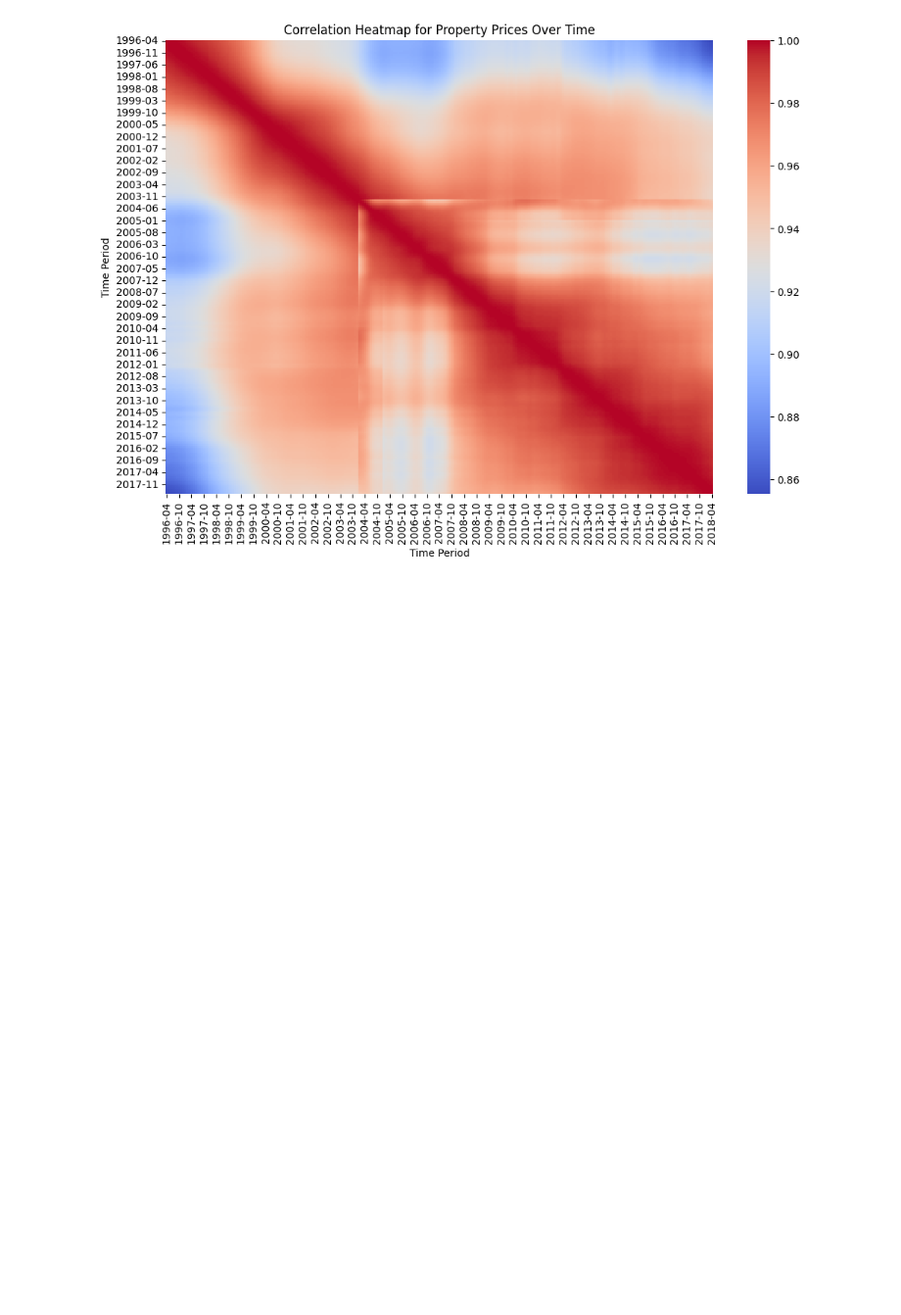
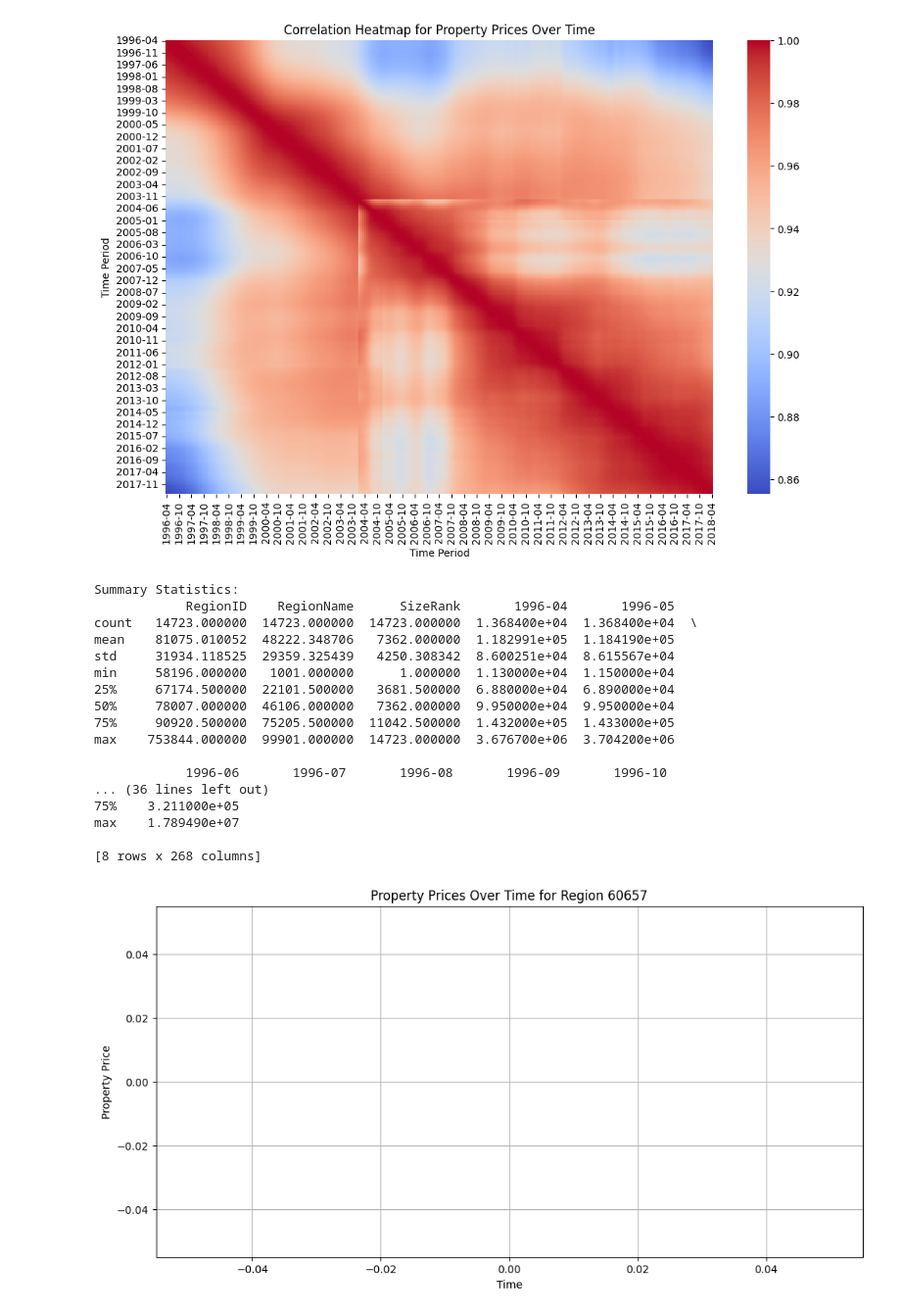
Before and after one commit to Brenda-Mutai/dsc-Time-Series, a Jupyter notebook: student.notebook.ipynb, the cells around one changed output. Shown: that part at 98% size. Drawn from its saved outputs; the diff is of its cells as text; code cells hidden in the pictures; blank space fills up the shorter version.

```diff
--- a/student.notebook.ipynb
+++ b/student.notebook.ipynb
@@ -102,3 +102,66 @@ plt.ylabel('Time Period')
 plt.show()
 # %% [output]
 [figure]
+# %%
+# Assuming your dataset is loaded into a DataFrame 'df'
+
+# Summary Statistics
+summary_stats = df.describe()
+
+# Display summary statistics
+print("Summary Statistics:")
+print(summary_stats)
+
+# Visualization - Line Plot (Time Series)
+# Let's create a line plot for a specific region's property prices over time.
+region_name = '60657'  # Replace with the desired RegionName
+
+# Select the row for the specified region
+region_data = df[df['RegionName'] == region_name]
+
+# Extract the date columns (assuming they are consecutive)
+date_columns = df.columns[7:]  # Assuming columns from 7 onwards are date columns
+
+# Plot the time series of property prices for the selected region
+plt.figure(figsize=(12, 6))
+plt.plot(region_data[date_columns])
+plt.title(f"Property Prices Over Time for Region {region_name}")
+plt.xlabel("Time")
+plt.ylabel("Property Price")
+plt.grid(True)
+plt.show()
+
+# Visualization - Histogram
+# Let's create a histogram of property prices for a specific month and year, e.g., '2018-04'.
+
+# Select the column for the specified month and year
+selected_month_year = '2018-04'
+selected_column = df[selected_month_year]
+
+# Plot the histogram
+plt.figure(figsize=(10, 6))
+sns.histplot(selected_column, bins=30, kde=True)
+plt.title(f"Distribution of Property Prices in {selected_month_year}")
+plt.xlabel("Property Price")
+plt.ylabel("Frequency")
+plt.grid(True)
+plt.show()
+# %% [output]
+Summary Statistics:
+            RegionID    RegionName      SizeRank       1996-04       1996-05
+count   14723.000000  14723.000000  14723.000000  1.368400e+04  1.368400e+04  \
+mean    81075.010052  48222.348706   7362.000000  1.182991e+05  1.184190e+05
+std     31934.118525  29359.325439   4250.308342  8.600251e+04  8.615567e+04
+min     58196.000000   1001.000000      1.000000  1.130000e+04  1.150000e+04
+25%     67174.500000  22101.500000   3681.500000  6.880000e+04  6.890000e+04
+50%     78007.000000  46106.000000   7362.000000  9.950000e+04  9.950000e+04
+75%     90920.500000  75205.500000  11042.500000  1.432000e+05  1.433000e+05
+max    753844.000000  99901.000000  14723.000000  3.676700e+06  3.704200e+06
+
+            1996-06       1996-07       1996-08       1996-09       1996-10
+... (36 lines left out)
+75%    3.211000e+05
+max    1.789490e+07
+
+[8 rows x 268 columns]
+[figure, added]
```
Also changed, not shown: parts of 1 cell of this notebook.
